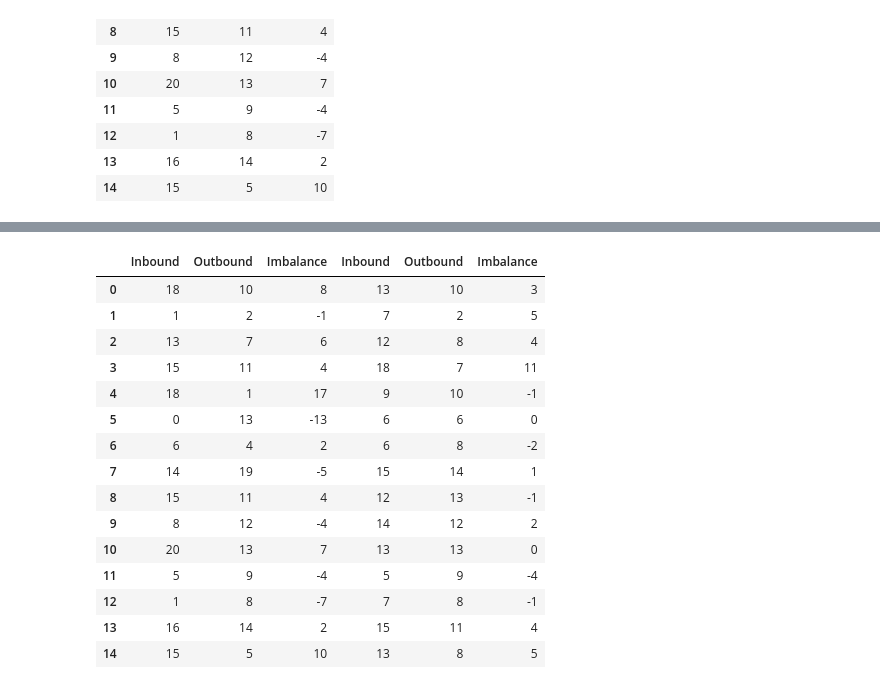
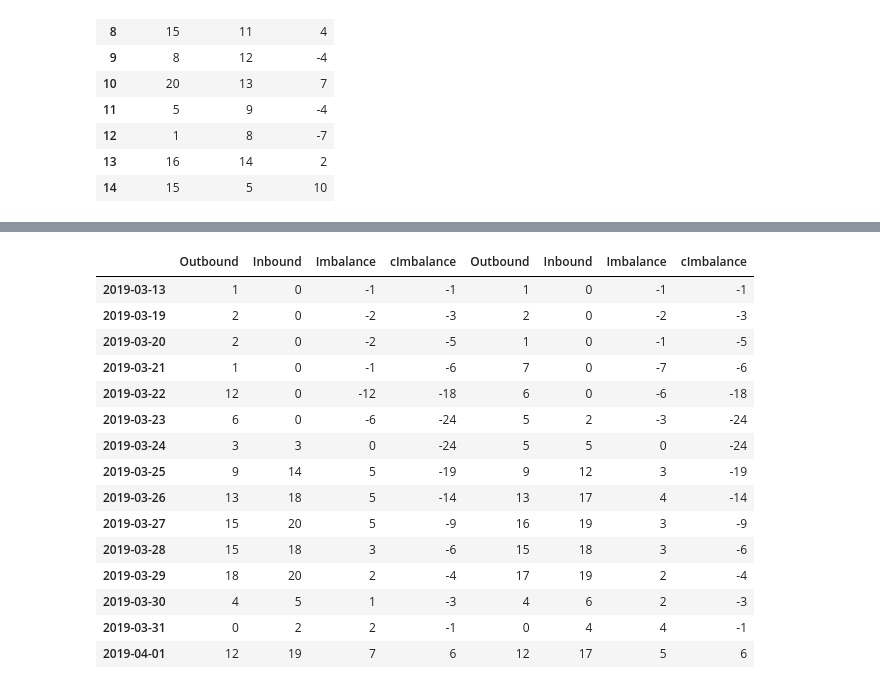
Before and after one commit to tranndt/ml-usra2021-NexusDataChallengeBison, a Jupyter notebook: [05-2021] Nexus Data Challenge/Algorithm.ipynb, the cells around one changed output, grey strips where cells are left out. Saved outputs shown, nothing was run; the diff lists cells and outputs as text; code cells hidden in the pictures.

```diff
--- a/[05-2021] Nexus Data Challenge/Algorithm.ipynb
+++ b/[05-2021] Nexus Data Challenge/Algorithm.ipynb
@@ -992,0 +1102,16 @@ Result:(k=5) [-1  0  1  0  1  0  0  0  0  1]
+# %%
+#Demo try_move_orders
+start_date = pd.Timestamp(2020,1,1,0)
+end_date = pd.Timestamp(2020,1,14,0)
+
+df = get_df_span(DF_CLEAN,start_date,end_date)
+df_count = get_df_count(df)
+print(df_count)
+
+day1 = pd.Timestamp(2020,1,9,0)
+day2 = pd.Timestamp(2020,1,10,0)
+
+df1,a = try_move_orders(df,"Completion Date",day1,day2,verbose=True)
+print(get_df_count(df1).loc[[day1,day2]])
+# print(df1.loc[get_df_sched_diff(df,df1).index])
+# print(get_df_day(df,col="Completion Date",date=day1))
@@ -1090,24 +1262,25 @@ def move_ord_(df,col,fr,to,num_ord):
 # %%
-df1 = df.copy()
+df_count = get_df_count(DF_CLEAN)
+df2 = df_count.head(15)
 
-for i in range(len(df1.index[:-1])):
-    df1 = balance_demo(df1,df1.index[i],df1.index[i+1],verbose=False)
+for i in range(len(df2.index[:-1])):
+    df2 = balance_demo(df2,df2.index[i],df2.index[i+1],verbose=False)
 
-pd.concat([df,df1],axis=1)
+pd.concat([df_count.head(15),df2],axis=1)
 # %% [output]
-|  | Inbound | Outbound | Imbalance | Inbound | Outbound | Imbalance |
-| 0 | 18 | 10 | 8 | 13 | 10 | 3 |
-| 1 | 1 | 2 | -1 | 7 | 2 | 5 |
-| 2 | 13 | 7 | 6 | 12 | 8 | 4 |
-| 3 | 15 | 11 | 4 | 18 | 7 | 11 |
-| 4 | 18 | 1 | 17 | 9 | 10 | -1 |
-| 5 | 0 | 13 | -13 | 6 | 6 | 0 |
-| 6 | 6 | 4 | 2 | 6 | 8 | -2 |
-| 7 | 14 | 19 | -5 | 15 | 14 | 1 |
-| 8 | 15 | 11 | 4 | 12 | 13 | -1 |
-| 9 | 8 | 12 | -4 | 14 | 12 | 2 |
-| 10 | 20 | 13 | 7 | 13 | 13 | 0 |
-| 11 | 5 | 9 | -4 | 5 | 9 | -4 |
-| 12 | 1 | 8 | -7 | 7 | 8 | -1 |
-| 13 | 16 | 14 | 2 | 15 | 11 | 4 |
-| 14 | 15 | 5 | 10 | 13 | 8 | 5 |
+|  | Outbound | Inbound | Imbalance | cImbalance | Outbound | Inbound | Imbalance | cImbalance |
+| 2019-03-13 | 1 | 0 | -1 | -1 | 1 | 0 | -1 | -1 |
+| 2019-03-19 | 2 | 0 | -2 | -3 | 2 | 0 | -2 | -3 |
+| 2019-03-20 | 2 | 0 | -2 | -5 | 1 | 0 | -1 | -5 |
+| 2019-03-21 | 1 | 0 | -1 | -6 | 7 | 0 | -7 | -6 |
+| 2019-03-22 | 12 | 0 | -12 | -18 | 6 | 0 | -6 | -18 |
+| 2019-03-23 | 6 | 0 | -6 | -24 | 5 | 2 | -3 | -24 |
+| 2019-03-24 | 3 | 3 | 0 | -24 | 5 | 5 | 0 | -24 |
+| 2019-03-25 | 9 | 14 | 5 | -19 | 9 | 12 | 3 | -19 |
+| 2019-03-26 | 13 | 18 | 5 | -14 | 13 | 17 | 4 | -14 |
+| 2019-03-27 | 15 | 20 | 5 | -9 | 16 | 19 | 3 | -9 |
+| 2019-03-28 | 15 | 18 | 3 | -6 | 15 | 18 | 3 | -6 |
+| 2019-03-29 | 18 | 20 | 2 | -4 | 17 | 19 | 2 | -4 |
+| 2019-03-30 | 4 | 5 | 1 | -3 | 4 | 6 | 2 | -3 |
+| 2019-03-31 | 0 | 2 | 2 | -1 | 0 | 4 | 4 | -1 |
+| 2019-04-01 | 12 | 19 | 7 | 6 | 12 | 17 | 5 | 6 |
```
Also changed, not shown: parts of 30 cells of this notebook.
